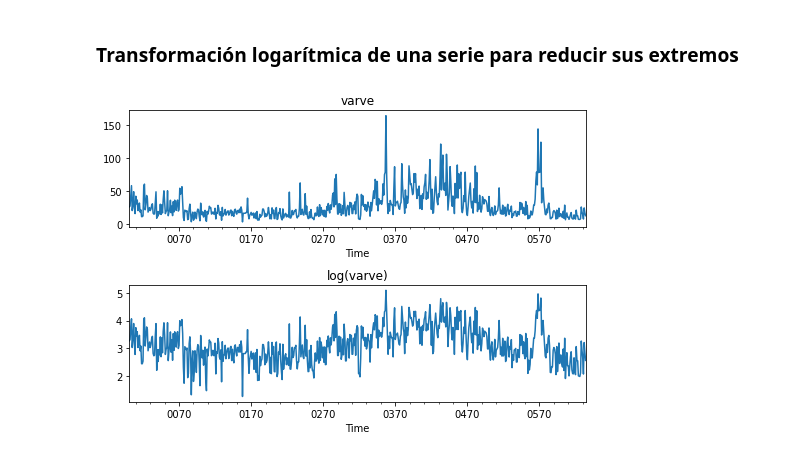
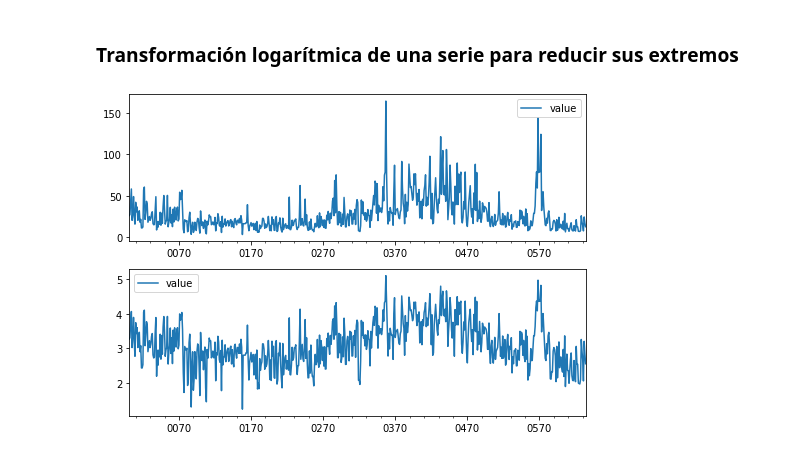
Before and after one commit to santiagopulgarin1/Clase2_GIthub, a Jupyter notebook: actd_series-tiempo_aed.ipynb, the cells around one changed output. Drawn from its saved outputs; the diff is of its cells as text; code cells hidden in the pictures.

```diff
--- a/actd_series-tiempo_aed.ipynb
+++ b/actd_series-tiempo_aed.ipynb
@@ -109,9 +112,9 @@ plt.show()
 ### Transformación logarítmica de una serie para reducir sus extremos
 # %%
 fig, axes = plt.subplots(nrows=2, figsize=(7, 5))
-varve.plot(ax=axes[0], title="varve", xlabel="Time", legend=False)
-varve.apply(np.log).plot(ax=axes[1], title="log(varve)", xlabel="Time", legend=False)
+varve.plot(ax=axes[0])#, title="varve", xlabel="Time", legend=False)
+varve.apply(np.log).plot(ax=axes[1])#, title="log(varve)", xlabel="Time", legend=False)
 fig.tight_layout()
 plt.show()
 # %% [output]
-[figure, old version]
+[figure, new version]
```
Also changed, not shown: parts of 4 cells of this notebook.
